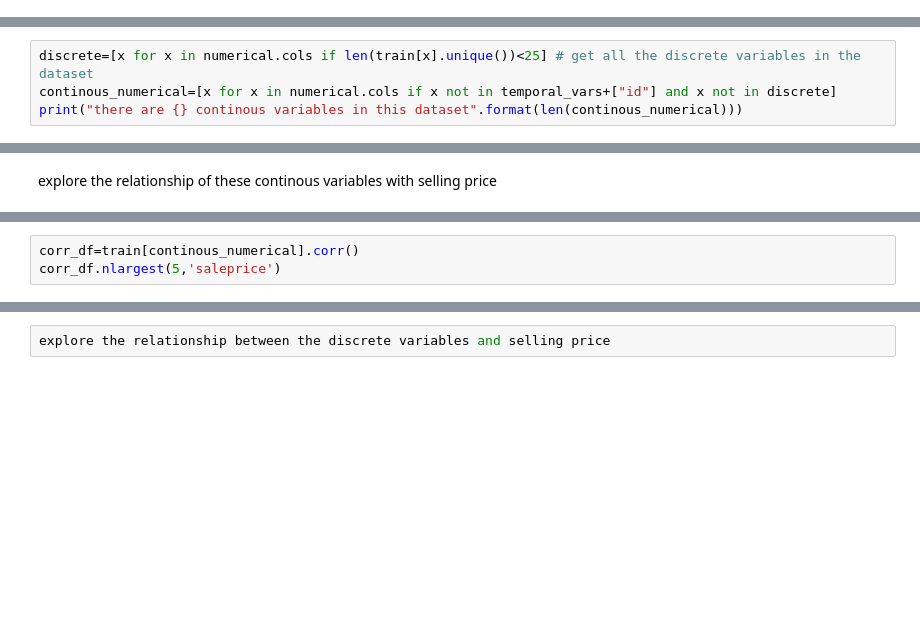
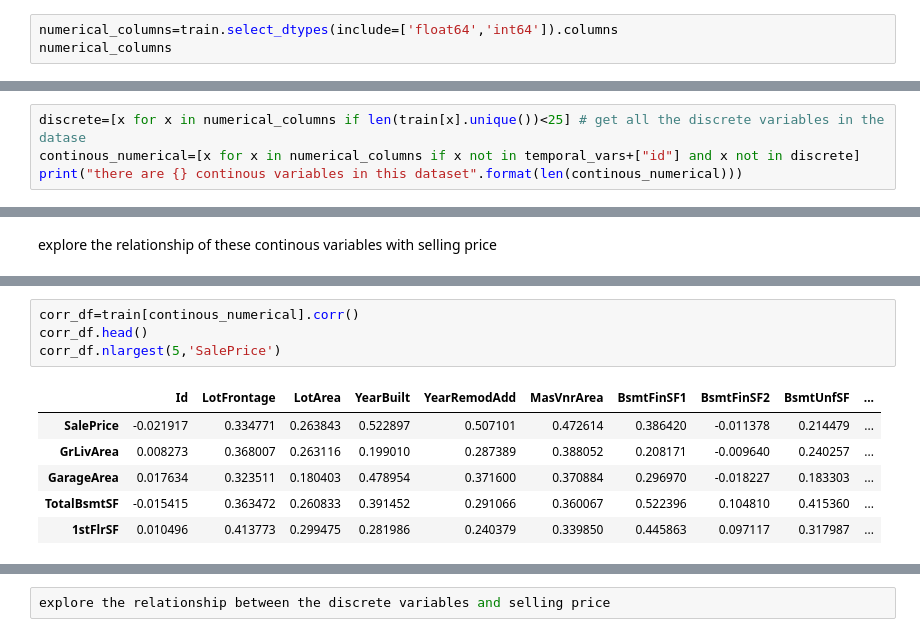
Before and after one commit to Karlajack/MachineLearning1, a Jupyter notebook: housepoject.ipynb, the cells around one changed output, grey strips where cells are left out. Drawn from its saved outputs; the diff is of its cells as text; blank space fills up the shorter version.

```diff
--- a/housepoject.ipynb
+++ b/housepoject.ipynb
@@ -225,0 +222,3 @@ Index(['LotFrontage', 'MasVnrArea', 'GarageYrBlt'], dtype='object')
+# %%
+numerical_columns=train.select_dtypes(include=['float64','int64']).columns
+numerical_columns
@@ -226,5 +235,5 @@ Index(['LotFrontage', 'MasVnrArea', 'GarageYrBlt'], dtype='object')
 # %%
-discrete=[x for x in numerical.cols if len(train[x].unique())<25] # get all the discrete variables in the dataset
-continous_numerical=[x for x in numerical.cols if x not in temporal_vars+["id"] and x not in discrete]
+discrete=[x for x in numerical_columns if len(train[x].unique())<25] # get all the discrete variables in the datase
+continous_numerical=[x for x in numerical_columns if x not in temporal_vars+["id"] and x not in discrete]
 print("there are {} continous variables in this dataset".format(len(continous_numerical)))
 # %% [output]
@@ -242,4 +274,12 @@ train[continous_numerical].corr()
 # %%
 corr_df=train[continous_numerical].corr()
-corr_df.nlargest(5,'saleprice')
+corr_df.head()
+corr_df.nlargest(5,'SalePrice')
+# %% [output]
+|  | Id | LotFrontage | LotArea | YearBuilt | YearRemodAdd | MasVnrArea | BsmtFinSF1 | BsmtFinSF2 | BsmtUnfSF | ... |
+| SalePrice | -0.021917 | 0.334771 | 0.263843 | 0.522897 | 0.507101 | 0.472614 | 0.386420 | -0.011378 | 0.214479 | ... |
+| GrLivArea | 0.008273 | 0.368007 | 0.263116 | 0.199010 | 0.287389 | 0.388052 | 0.208171 | -0.009640 | 0.240257 | ... |
+| GarageArea | 0.017634 | 0.323511 | 0.180403 | 0.478954 | 0.371600 | 0.370884 | 0.296970 | -0.018227 | 0.183303 | ... |
+| TotalBsmtSF | -0.015415 | 0.363472 | 0.260833 | 0.391452 | 0.291066 | 0.360067 | 0.522396 | 0.104810 | 0.415360 | ... |
+| 1stFlrSF | 0.010496 | 0.413773 | 0.299475 | 0.281986 | 0.240379 | 0.339850 | 0.445863 | 0.097117 | 0.317987 | ... |
 # %%
```
Also changed, not shown: parts of 10 cells of this notebook.
